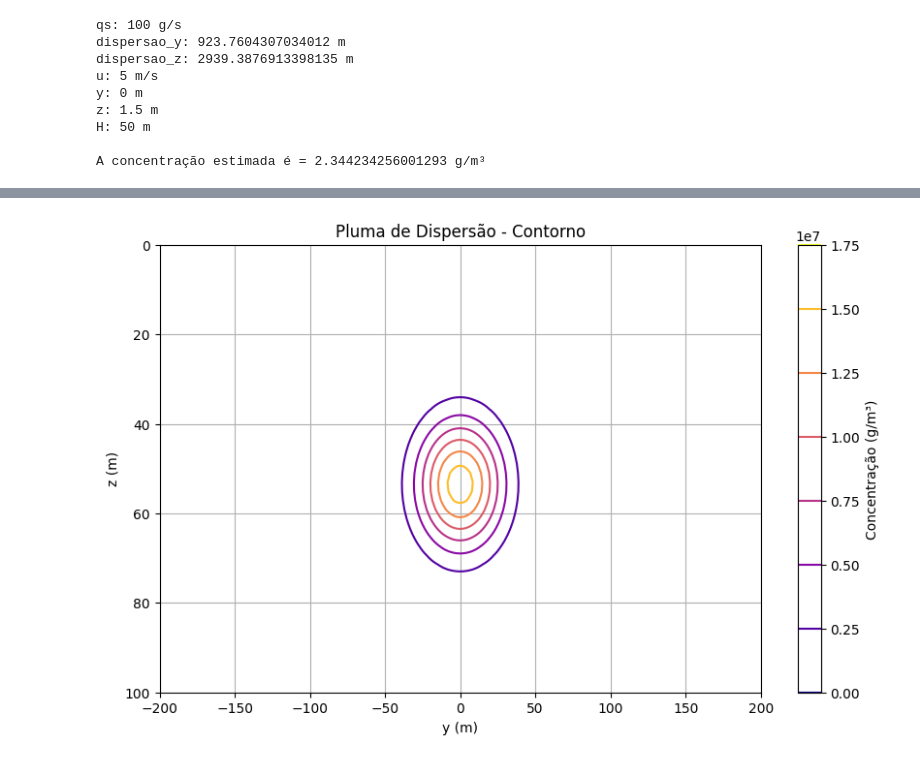
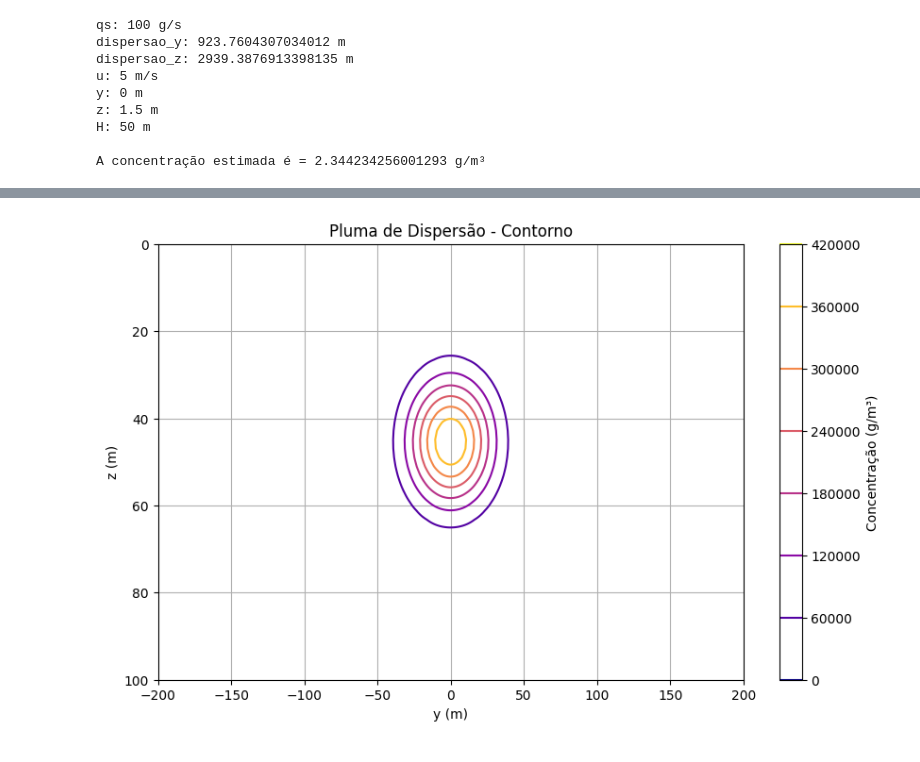
Before and after one commit to martinscica/ENS5173, a Jupyter notebook: Atv03_Pt01.ipynb, the cells around one changed output, grey strips where cells are left out. Drawn from its saved outputs; the diff is of its cells as text; code cells hidden in the pictures.

```diff
--- a/Atv03_Pt01.ipynb
+++ b/Atv03_Pt01.ipynb
@@ -403,32 +403,32 @@ A pluma subiu
 import matplotlib.pyplot as plt
 import numpy as np
 
 # Definição dos parâmetros
 H = dados['Elevação da Pluma (m)'].min() + 45  # Menor elevação da pluma + altura da chaminé
-qs = 103008.05  # g/s (exemplo de taxa de emissão de PM-10)
+qs = 2603.43  # g/s ( taxa de emissão de PM-10)
 u = 5  # m/s (velocidade do vento)
 y = 0  # Posição na direção do vento
 z = 1.5  # Altura do nariz
 
 # Dados gerados
 y = np.linspace(-200, 200, 1000)  # Coordenada y (m)
 z = np.linspace(0, 100, 50)  # Coordenada z (m)
 
 # Calculando a concentração para cada par de coordenadas (y, z)
 Y, Z = np.meshgrid(y, z)
 sigmaY = 20  # Valor de exemplo para sigmaY
 sigmaZ = 10  # Valor de exemplo para sigmaZ
 conc = modelo_gaussiano(qs, sigmaY, sigmaZ, u, Y, Z, H)
 
 # Plotando o gráfico de contorno da pluma de dispersão
 plt.figure(figsize=(10, 6))
 contours = plt.contour(Y, Z, conc, cmap='plasma')
 plt.colorbar(contours, label='Concentração (g/m³)')
 plt.title('Pluma de Dispersão - Contorno')
 plt.xlabel('y (m)')
 plt.ylabel('z (m)')
 plt.grid(True)
 plt.gca().invert_yaxis()
 plt.show()
 # %% [output]
-[figure, old version]
+[figure, new version]
```
Also changed, not shown: parts of 6 cells of this notebook.
